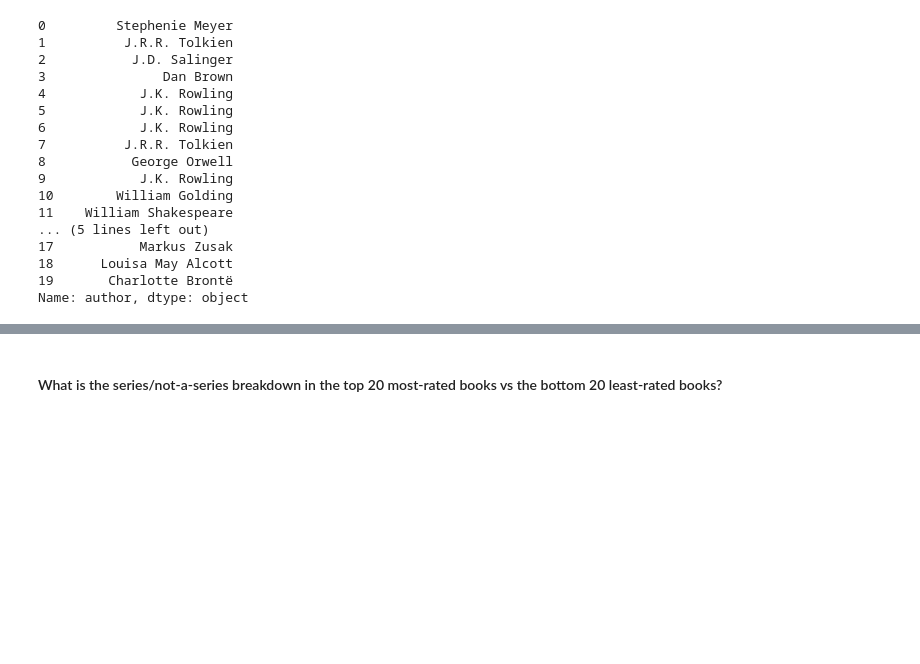
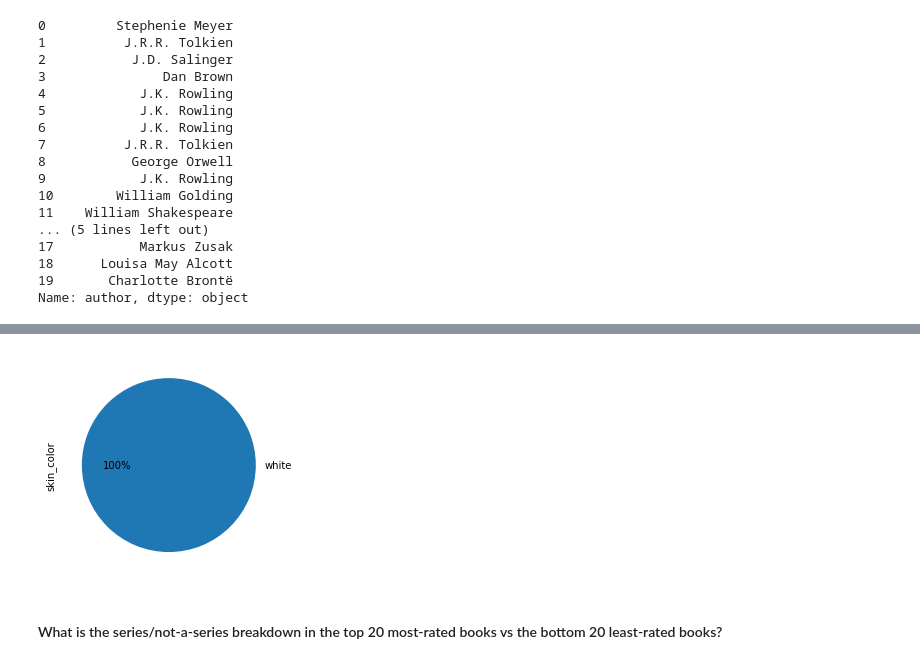
Before and after one commit to jfrankbryant/data-science-blog-post, a Jupyter notebook: DataScienceBlogPost-DataAnalysis.ipynb, the cells around one changed output, grey strips where cells are left out. Cells and saved outputs as stored; diff of their text form; code cells hidden in the pictures; blank space fills up the shorter version.

```diff
--- a/DataScienceBlogPost-DataAnalysis.ipynb
+++ b/DataScienceBlogPost-DataAnalysis.ipynb
@@ -164,3 +207,12 @@ sns.countplot(data = most_ratings_slice, x = 'skin_color');
+# %%
+skin_color = most_ratings_slice['skin_color'].value_counts()
+skin_color
+
+skin_color.plot.pie(autopct="%.f%%", labeldistance=-1.1);
+
+plt.savefig('skin_color_pie.png')
+# %% [output]
+[figure, added]
 # %% [markdown]
 #### What is the series/not-a-series breakdown in the top 20 most-rated books vs the bottom 20 least-rated books?
 # %%
```
Also changed, not shown: parts of 13 cells of this notebook, 6 other files.
